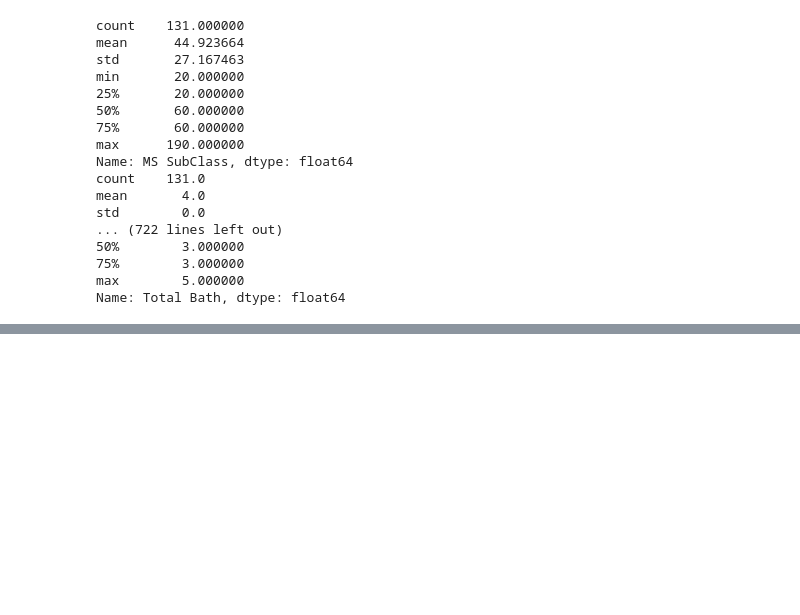
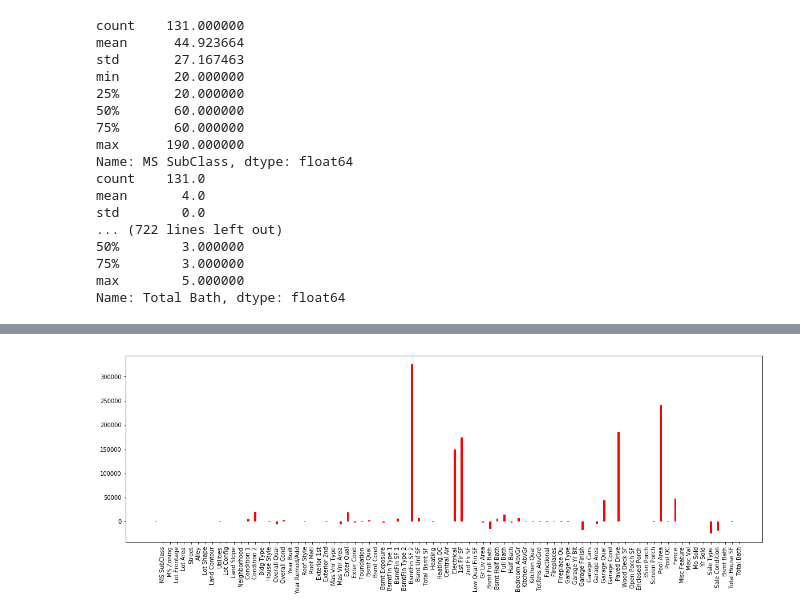
Before and after one commit to rt0161/AmesHousig-Project, a Jupyter notebook: Data_Exploration/ML_Model.ipynb, the cells around one changed output, grey strips where cells are left out. Saved outputs shown, nothing was run; the diff lists cells and outputs as text; code cells hidden in the pictures; blank space fills up the shorter version.

Commit message:
add attribute difference matrix & price difference
update the Linear regression model fitting the attribute difference versus the price difference.
Limited to one Neighborhood "NAmes"

```diff
--- a/Data_Exploration/ML_Model.ipynb
+++ b/Data_Exploration/ML_Model.ipynb
@@ -200,0 +287,14 @@ Name: Total Bath, dtype: float64
+# %%
+# construct an dataframe that does the difference for all rows to all other rows;
+def dif_df(data):
+    """This function does a difference for each row to all other rows in consecutive order,"""
+    """It should output row1:column A difference row 1 to row1 (0), column B difference row 1 to row 1(0) ....end of column , and then the next row in the new dataframe is :"""
+    """row2: column A difference row 1 to row2, column B difference row 1 to row 2 ....end of column , and then the next row in the new dataframe is :"""
+    """row3: column A difference row1 to row3, column B difference row1 to row 3,.... end of column"""
+    # initializing blank dataframe ;
+    ndf= pd.DataFrame(columns=data.columns)
+    ndf= ndf.fillna(0) # with 0s rather than NaNs
+    for i in range(len(data)):
+        tdf=NAmes_df.iloc[[i]].values[0]
+        ndf=ndf.append(NAmes_df.apply(lambda row: row - tdf, axis=1))
+    return ndf
@@ -200,0 +311,2 @@ Name: Total Bath, dtype: float64
+# %%
+diffX=dif_df(NAmes_df)
@@ -200,0 +329,6 @@ Name: Total Bath, dtype: float64
+# %%
+# initiate new Linear regression model:
+regr_dif0 = linear_model.LinearRegression()
+# %%
+# plug in the data to do a first fit
+regr_dif0.fit(diffX,diffy)
@@ -200,0 +359,13 @@ Name: Total Bath, dtype: float64
+# %%
+# plot a histogram chart to illustrate :
+
+x_tick_label=list(data.columns)
+hist_val=regr_dif0.coef_
+fig, ax = plt.subplots(figsize=(20,6))
+index=np.arange(len(regr_dif0.coef_))
+ax.bar(index,hist_val, .3, color='r')
+ax.set_xticks(range(1, 83, 1))
+ax.set_xticklabels(x_tick_label, rotation='vertical')
+plt.show()
+# %% [output]
+[figure, added]
```
Also changed, not shown: parts of 12 cells of this notebook.
